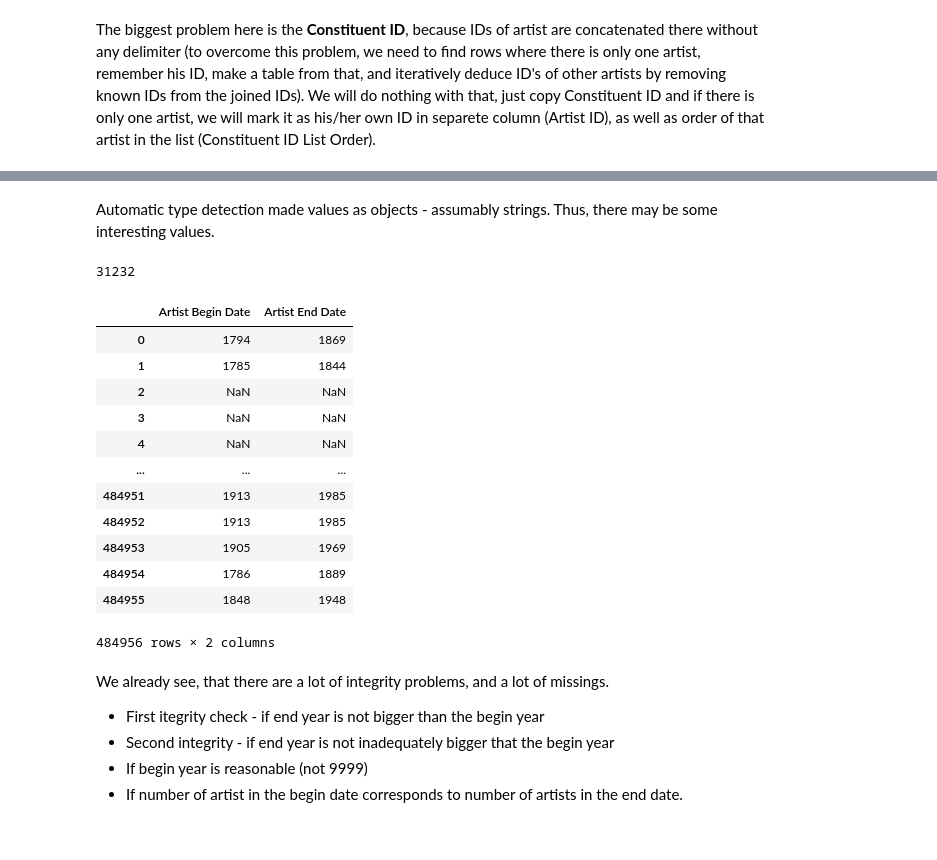
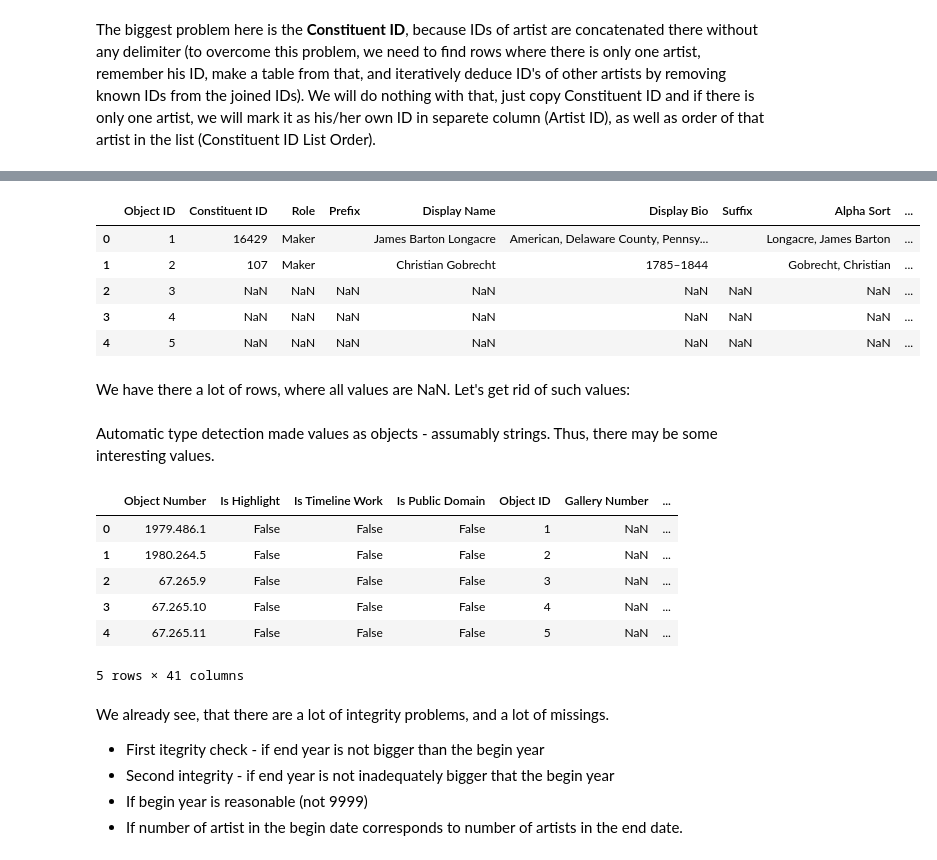
Before and after one commit to nickobard/Data-Preprocessing-Course, a Jupyter notebook: 01/01_homework.ipynb, the cells around one changed output, grey strips where cells are left out. Cells and saved outputs as stored; diff of their text form; code cells hidden in the pictures.

```diff
--- a/01/01_homework.ipynb
+++ b/01/01_homework.ipynb
@@ -647,2 +678,15 @@ ValueError: columns must have matching element counts
+# %%
+df_artists = df_artists.explode(column=columns_to_explode)
+df_artists.to_csv('artists.csv', index=False)
+df_artists.head()
+# %% [output]
+|  | Object ID | Constituent ID | Role | Prefix | Display Name | Display Bio | Suffix | Alpha Sort | ... |
+| 0 | 1 | 16429 | Maker |  | James Barton Longacre | American, Delaware County, Pennsy... |  | Longacre, James Barton | ... |
+| 1 | 2 | 107 | Maker |  | Christian Gobrecht | 1785–1844 |  | Gobrecht, Christian | ... |
+| 2 | 3 | NaN | NaN | NaN | NaN | NaN | NaN | NaN | ... |
+| 3 | 4 | NaN | NaN | NaN | NaN | NaN | NaN | NaN | ... |
+| 4 | 5 | NaN | NaN | NaN | NaN | NaN | NaN | NaN | ... |
+# %% [markdown]
+We have there a lot of rows, where all values are NaN. Let's get rid of such values:
 # %% [markdown]
 Automatic type detection made values as objects - assumably strings. Thus, there may be some interesting values.
@@ -651,23 +693,15 @@ df_artists.head(1).explode(column = columns_to_explode)
-# %%
-len(df_abd_aed['Artist Begin Date'].unique())
-# %% [output]
-31232
-# %%
-df_abd_aed
-# %% [output]
-|  | Artist Begin Date | Artist End Date |
-| 0 | 1794 | 1869 |
-| 1 | 1785 | 1844 |
-| 2 | NaN | NaN |
-| 3 | NaN | NaN |
-| 4 | NaN | NaN |
-| ... | ... | ... |
-| 484951 | 1913 | 1985 |
-| 484952 | 1913 | 1985 |
-| 484953 | 1905 | 1969 |
-| 484954 | 1786 | 1889 |
-| 484955 | 1848 | 1948 |
-484956 rows × 2 columns
+# %%
+df_objects = df.drop(columns=artist_columns)
+df_objects.to_csv('objects.csv', index=False)
+df_objects.head()
+# %% [output]
+|  | Object Number | Is Highlight | Is Timeline Work | Is Public Domain | Object ID | Gallery Number | ... |
+| 0 | 1979.486.1 | False | False | False | 1 | NaN | ... |
+| 1 | 1980.264.5 | False | False | False | 2 | NaN | ... |
+| 2 | 67.265.9 | False | False | False | 3 | NaN | ... |
+| 3 | 67.265.10 | False | False | False | 4 | NaN | ... |
+| 4 | 67.265.11 | False | False | False | 5 | NaN | ... |
+5 rows × 41 columns
 # %% [markdown]
 We already see, that there are a lot of integrity problems, and a lot of missings.
 
```
Also changed, not shown: parts of 6 cells of this notebook, 3 other files.
